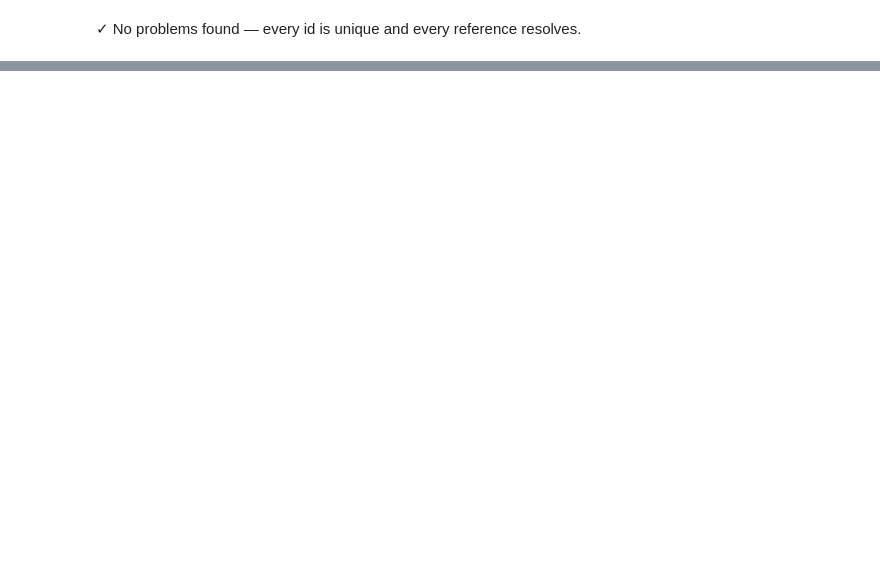
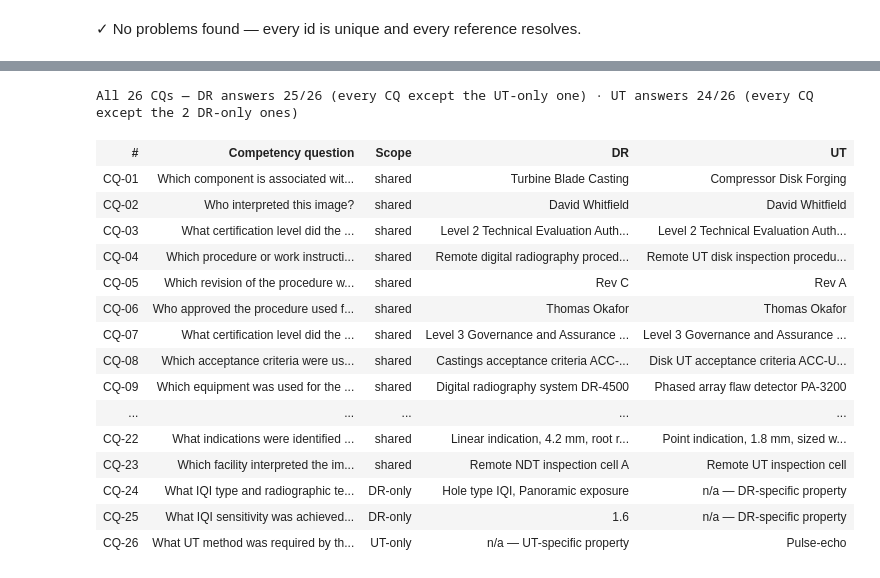
Before and after one commit to Jemima-G-038/RemoteNDT, a Jupyter notebook: rndt-competency-tests.ipynb, the cells around one changed output, grey strips where cells are left out. Saved outputs shown, nothing was run; the diff lists cells and outputs as text; code cells hidden in the pictures; blank space fills up the shorter version.

```diff
--- a/rndt-competency-tests.ipynb
+++ b/rndt-competency-tests.ipynb
@@ -671,3 +773,58 @@ display(table(["#", "Competency question", "Asked about", "Result", "Rows", "Ans
+# %%
+# Full coverage table — all 26 questions, DR column vs UT column. CQ-01–23 are the
+# shared generic questions (both columns come from the method-independence check
+# above); CQ-24/25 are DR-specific (IQI type/technique, achieved sensitivity — no
+# such property exists on a UT procedure, so the UT column is correctly "n/a", not
+# a failure); CQ-26 is UT-specific (UT method — same reasoning, DR side is "n/a").
+
+_cov_rows = []
+for k in range(1, 27):
+    q = CQ[k][0]
+    if k <= 23:
+        dr_st, dr_res = RESULTS[k]
+        ut_st, ut_res = RESULTS_UT[k]
+        dr_cell = _answer_cell(dr_st, dr_res)
+        ut_cell = _answer_cell(ut_st, ut_res)
+        category = "shared"
+    elif k in (24, 25):
+        dr_st, dr_res = RESULTS[k]
+        dr_cell = _answer_cell(dr_st, dr_res)
+        ut_cell = '<span class="dim">n/a — DR-specific property</span>'
+        category = "DR-only"
+    else:  # k == 26
+        ut_st, ut_res = RESULTS[k]
+        ut_cell = _answer_cell(ut_st, ut_res)
+        dr_cell = '<span class="dim">n/a — UT-specific property</span>'
+        category = "UT-only"
+    _cov_rows.append([f"CQ-{k:02d}", q, category, dr_cell, ut_cell])
+
+_dr_total = sum(1 for k in range(1, 27) if k not in (26,) and
+                (RESULTS[k][0] == "ok" and RESULTS[k][1]))
+_ut_total = (sum(1 for k in range(1, 24) if RESULTS_UT[k][0] == "ok" and RESULTS_UT[k][1])
+             + (1 if RESULTS[26][0] == "ok" and RESULTS[26][1] else 0))
+
+display(table(["#", "Competency question", "Scope", "DR", "UT"], _cov_rows,
+              caption=f"All 26 CQs — DR answers {_dr_total}/26 (every CQ except the UT-only one) · "
+                      f"UT answers {_ut_total}/26 (every CQ except the 2 DR-only ones)",
+              classes={2: "mono", 3: "raw", 4: "raw"}))
+# %% [output]
+All 26 CQs — DR answers 25/26 (every CQ except the UT-only one) · UT answers 24/26 (every CQ except the 2 DR-only ones)
+| # | Competency question | Scope | DR | UT |
+| CQ-01 | Which component is associated wit... | shared | Turbine Blade Casting | Compressor Disk Forging |
+| CQ-02 | Who interpreted this image? | shared | David Whitfield | David Whitfield |
+| CQ-03 | What certification level did the ... | shared | Level 2 Technical Evaluation Auth... | Level 2 Technical Evaluation Auth... |
+| CQ-04 | Which procedure or work instructi... | shared | Remote digital radiography proced... | Remote UT disk inspection procedu... |
+| CQ-05 | Which revision of the procedure w... | shared | Rev C | Rev A |
+| CQ-06 | Who approved the procedure used f... | shared | Thomas Okafor | Thomas Okafor |
+| CQ-07 | What certification level did the ... | shared | Level 3 Governance and Assurance ... | Level 3 Governance and Assurance ... |
+| CQ-08 | Which acceptance criteria were us... | shared | Castings acceptance criteria ACC-... | Disk UT acceptance criteria ACC-U... |
+| CQ-09 | Which equipment was used for the ... | shared | Digital radiography system DR-4500 | Phased array flaw detector PA-3200 |
+| ... | ... | ... | ... | ... |
+| CQ-22 | What indications were identified ... | shared | Linear indication, 4.2 mm, root r... | Point indication, 1.8 mm, sized w... |
+| CQ-23 | Which facility interpreted the im... | shared | Remote NDT inspection cell A | Remote UT inspection cell |
+| CQ-24 | What IQI type and radiographic te... | DR-only | Hole type IQI, Panoramic exposure | n/a — DR-specific property |
+| CQ-25 | What IQI sensitivity was achieved... | DR-only | 1.6 | n/a — DR-specific property |
+| CQ-26 | What UT method was required by th... | UT-only | n/a — UT-specific property | Pulse-echo |
 # %%
 # Full detail — every question with its SPARQL and complete results.
 # Useful as documentation of the queries, and for debugging a question that returned nothing.
```
Also changed, not shown: parts of 8 cells of this notebook, 4 other files.
